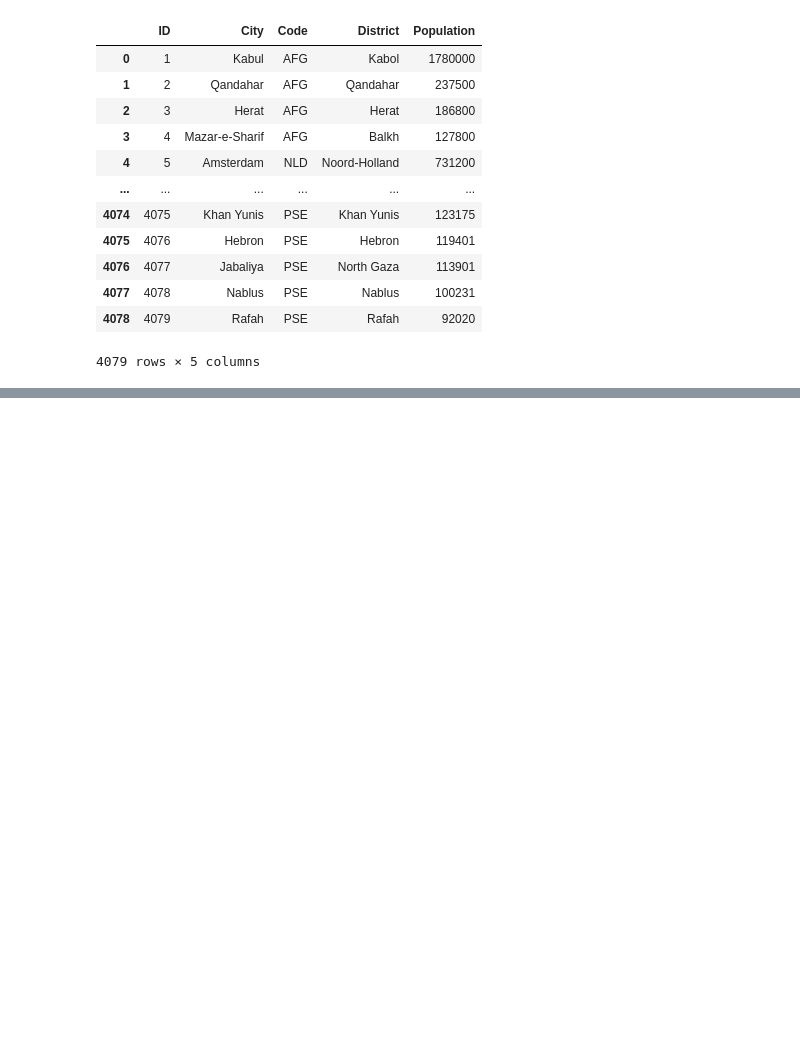
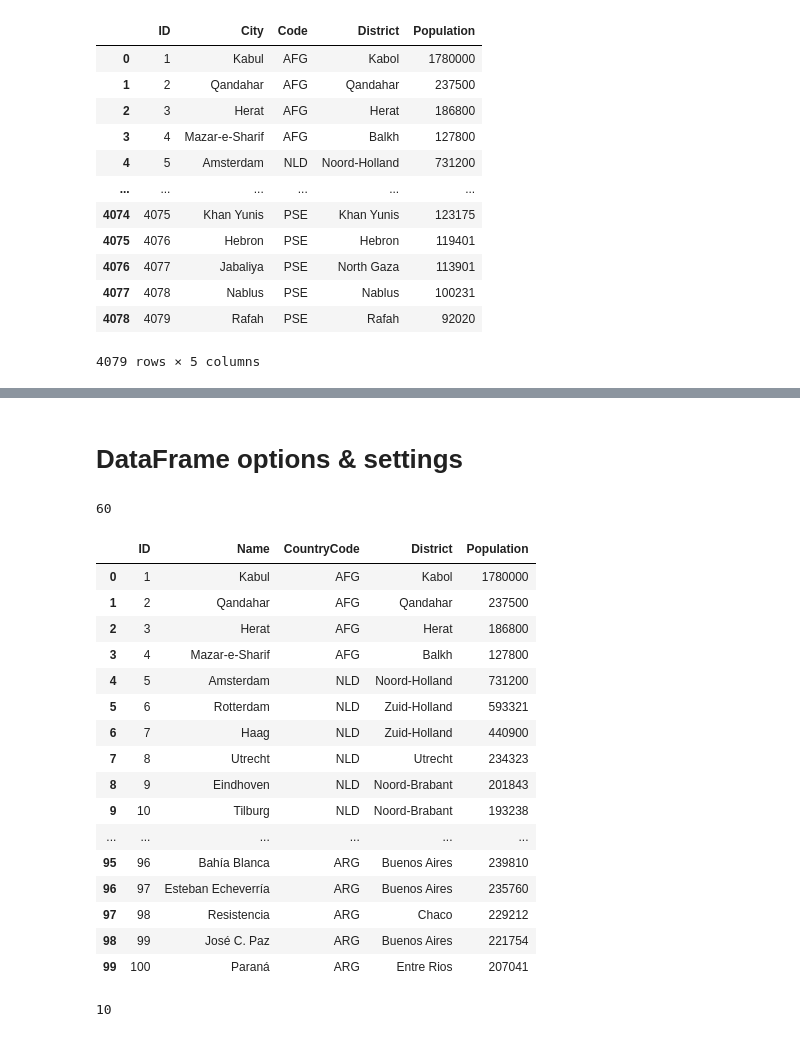
Before and after one commit to dolgovd/python, a Jupyter notebook: Data-Analysis/DataFrame.ipynb, the cells around one changed output, grey strips where cells are left out. Drawn from its saved outputs; the diff is of its cells as text; code cells hidden in the pictures; blank space fills up the shorter version.

```diff
--- a/Data-Analysis/DataFrame.ipynb
+++ b/Data-Analysis/DataFrame.ipynb
@@ -130,0 +133,3 @@ cities_df
+# %%
+cities_df = pd.read_csv('city.csv', sep = ';')
+cities_df
@@ -130,0 +293,32 @@ cities_df
+# %% [markdown]
+# DataFrame options & settings
+# %%
+pd.get_option('display.max_rows')
+# %% [output]
+60
+# %%
+pd.set_option('display.max_rows', 100)
+# %%
+cities_df.head(100)
+# %% [output]
+|  | ID | Name | CountryCode | District | Population |
+| 0 | 1 | Kabul | AFG | Kabol | 1780000 |
+| 1 | 2 | Qandahar | AFG | Qandahar | 237500 |
+| 2 | 3 | Herat | AFG | Herat | 186800 |
+| 3 | 4 | Mazar-e-Sharif | AFG | Balkh | 127800 |
+| 4 | 5 | Amsterdam | NLD | Noord-Holland | 731200 |
+| 5 | 6 | Rotterdam | NLD | Zuid-Holland | 593321 |
+| 6 | 7 | Haag | NLD | Zuid-Holland | 440900 |
+| 7 | 8 | Utrecht | NLD | Utrecht | 234323 |
+| 8 | 9 | Eindhoven | NLD | Noord-Brabant | 201843 |
+| 9 | 10 | Tilburg | NLD | Noord-Brabant | 193238 |
+| ... | ... | ... | ... | ... | ... |
+| 95 | 96 | Bahía Blanca | ARG | Buenos Aires | 239810 |
+| 96 | 97 | Esteban Echeverría | ARG | Buenos Aires | 235760 |
+| 97 | 98 | Resistencia | ARG | Chaco | 229212 |
+| 98 | 99 | José C. Paz | ARG | Buenos Aires | 221754 |
+| 99 | 100 | Paraná | ARG | Entre Rios | 207041 |
+# %%
+pd.get_option('min_rows')
+# %% [output]
+10
```
Also changed, not shown: parts of 35 cells of this notebook.
